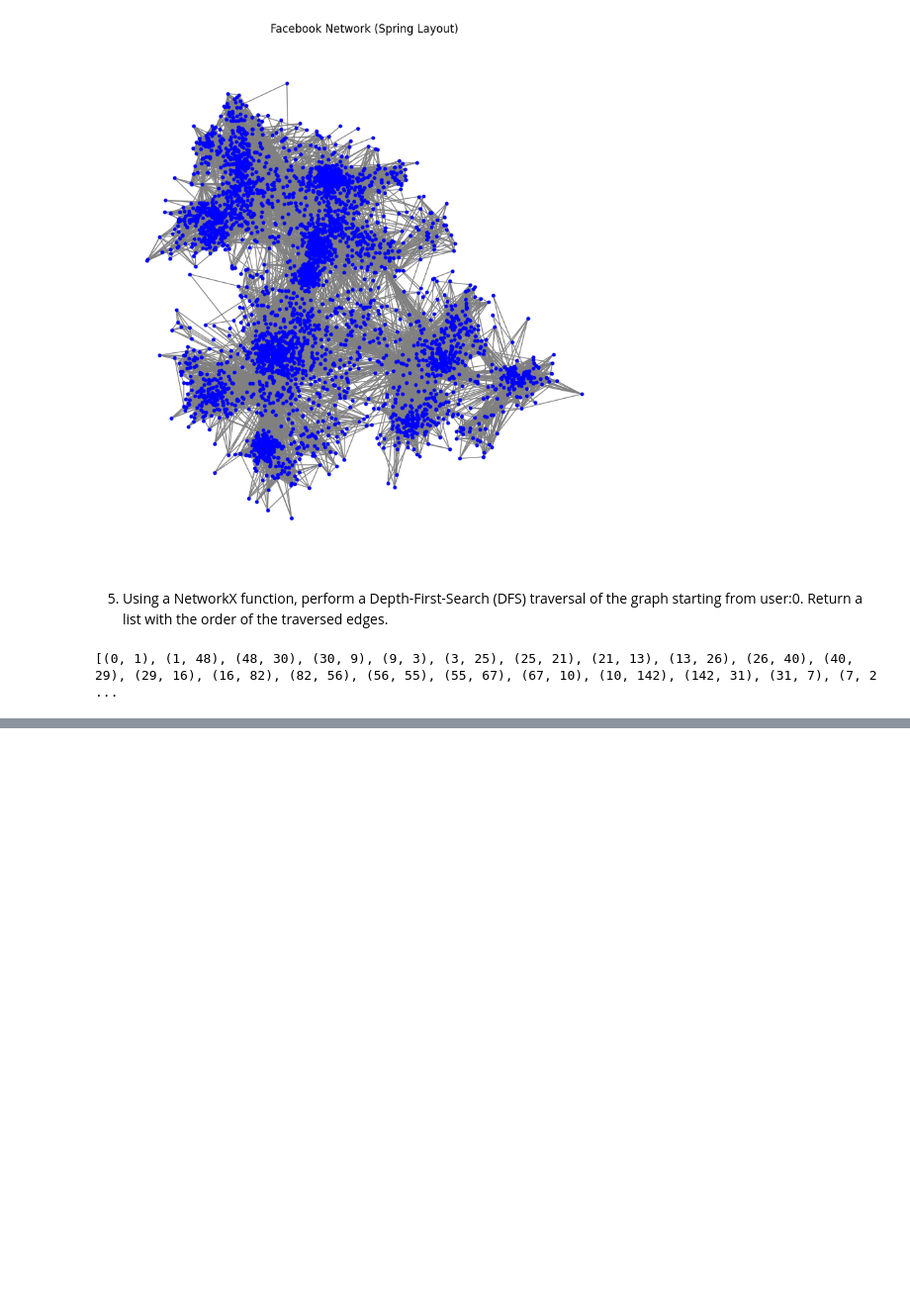
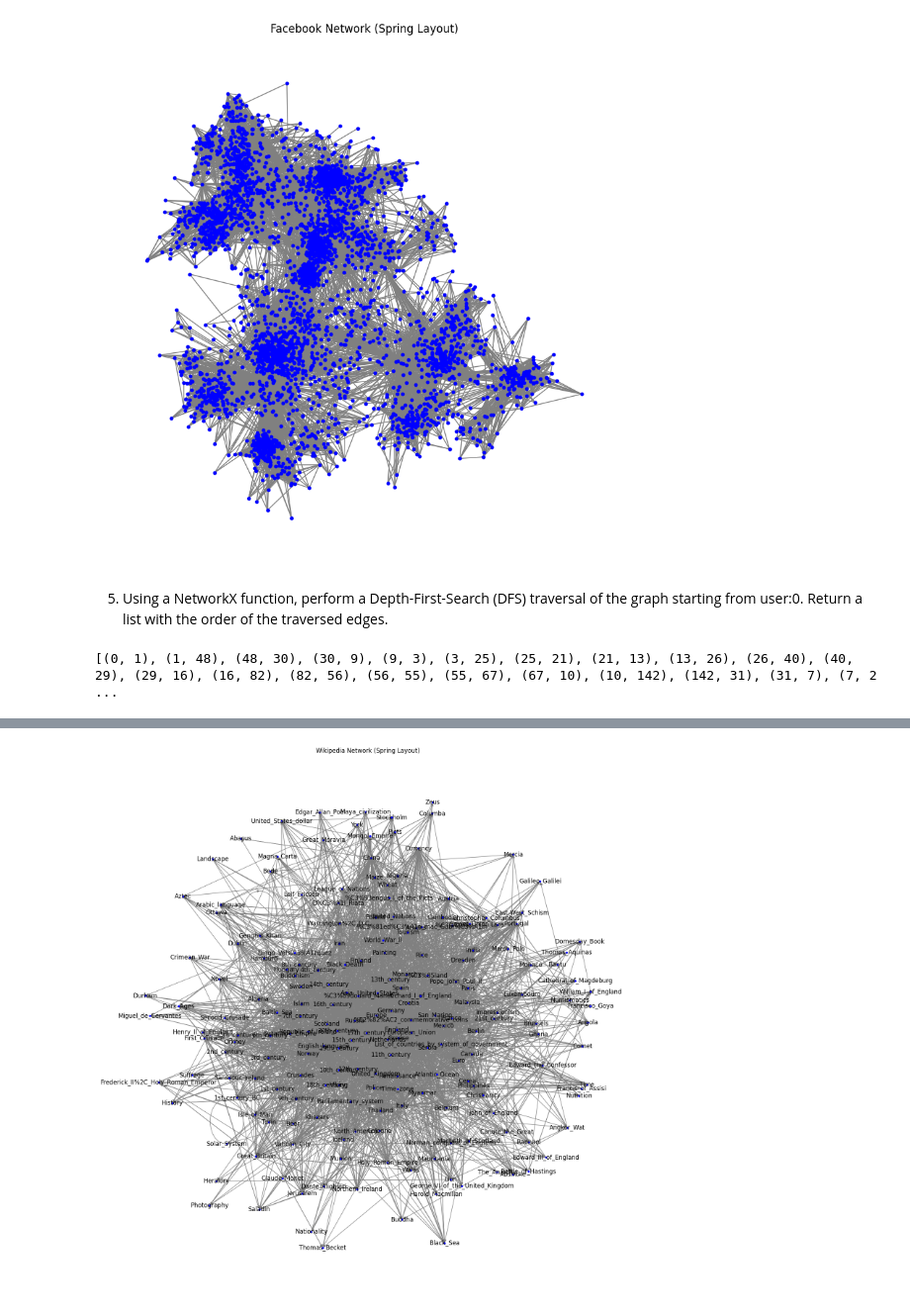
Before and after one commit to kkentia/SMA, a Jupyter notebook: ex01.ipynb, the cells around one changed output, grey strips where cells are left out. Shown at 99% size. Saved outputs shown, nothing was run; the diff lists cells and outputs as text; code cells hidden in the pictures; blank space fills up the shorter version.

```diff
--- a/ex01.ipynb
+++ b/ex01.ipynb
@@ -71,0 +154,21 @@ print(list(dfs)) #in the form of (parent,child) -> we reached child from parent
+# %%
+#Visualization of the directed graph
+
+sample_nodes = list(G2.nodes())[:200]
+subG = G2.subgraph(sample_nodes)
+
+plt.figure(figsize=(15, 15))
+pos = nx.spring_layout(subG, k=1)
+nx.draw(
+    subG,
+    pos,
+    node_size=10,
+    edge_color="gray",
+    node_color="blue",
+    with_labels=True,
+    arrows=True
+)
+plt.title("Wikipedia Network (Spring Layout)")
+plt.show()
+# %% [output]
+[figure, added]
```
Also changed, not shown: parts of 8 cells of this notebook, 1 other file.
